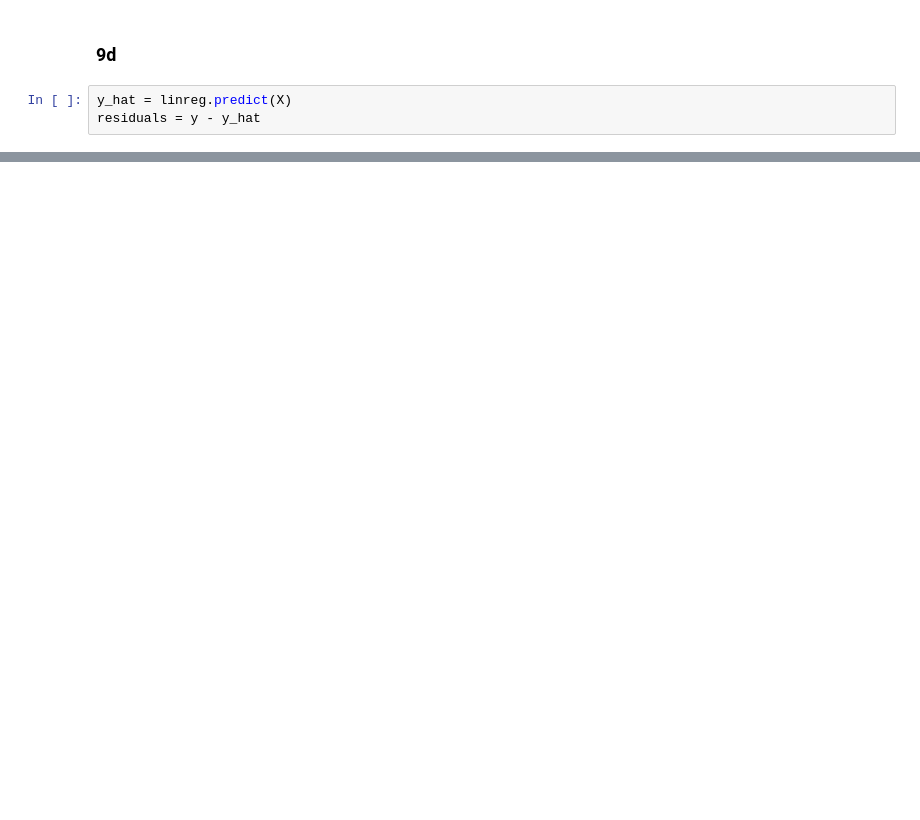
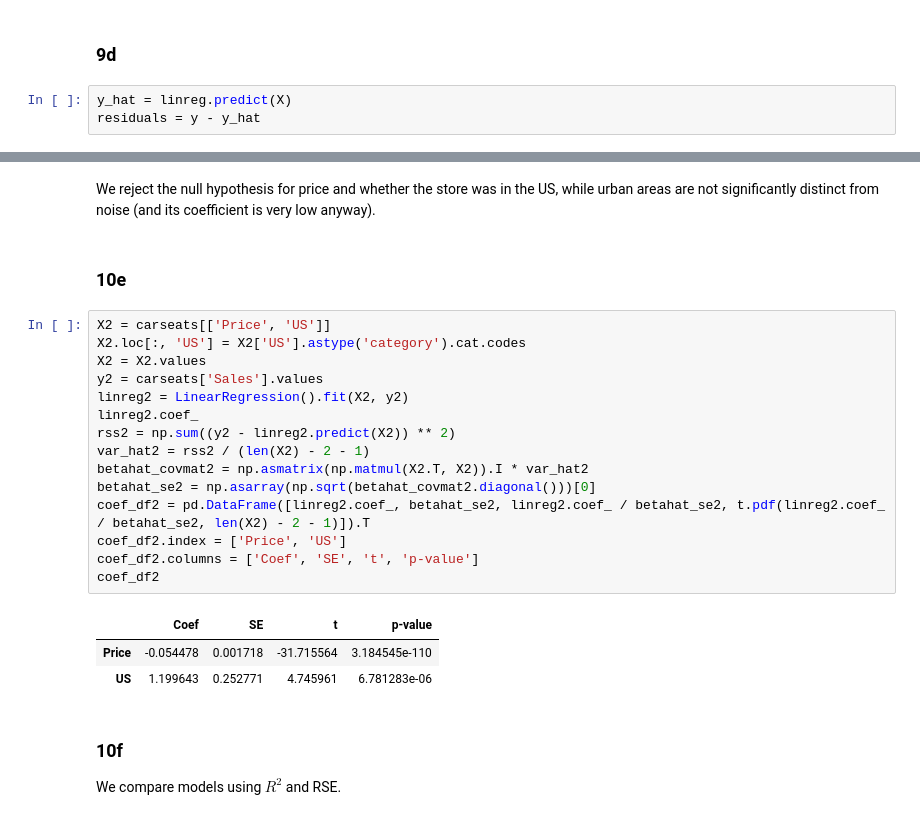
Before and after one commit to bylin/ISL-python, a Jupyter notebook: ISL-ch3.ipynb, the cells around one changed output, grey strips where cells are left out. Cells and saved outputs as stored; diff of their text form; blank space fills up the shorter version.

```diff
--- a/ISL-ch3.ipynb
+++ b/ISL-ch3.ipynb
@@ -354,0 +414,27 @@ Index(['mpg', 'cylinders', 'displacement', 'horsepower', 'weight',
+# %% [markdown]
+We reject the null hypothesis for price and whether the store was in the US, while urban areas are not significantly distinct from noise (and its coefficient is very low anyway).
+# %% [markdown]
+### 10e
+# %%
+X2 = carseats[['Price', 'US']]
+X2.loc[:, 'US'] = X2['US'].astype('category').cat.codes
+X2 = X2.values
+y2 = carseats['Sales'].values
+linreg2 = LinearRegression().fit(X2, y2)
+linreg2.coef_
+rss2 = np.sum((y2 - linreg2.predict(X2)) ** 2)
+var_hat2 = rss2 / (len(X2) - 2 - 1)
+betahat_covmat2 = np.asmatrix(np.matmul(X2.T, X2)).I * var_hat2
+betahat_se2 = np.asarray(np.sqrt(betahat_covmat2.diagonal()))[0]
+coef_df2 = pd.DataFrame([linreg2.coef_, betahat_se2, linreg2.coef_ / betahat_se2, t.pdf(linreg2.coef_ / betahat_se2, len(X2) - 2 - 1)]).T
+coef_df2.index = ['Price', 'US']
+coef_df2.columns = ['Coef', 'SE', 't', 'p-value']
+coef_df2
+# %% [output]
+|  | Coef | SE | t | p-value |
+| Price | -0.054478 | 0.001718 | -31.715564 | 3.184545e-110 |
+| US | 1.199643 | 0.252771 | 4.745961 | 6.781283e-06 |
+# %% [markdown]
+### 10f
+
+We compare models using $R^2$ and RSE.
```
Also changed, not shown: parts of 40 cells of this notebook.
